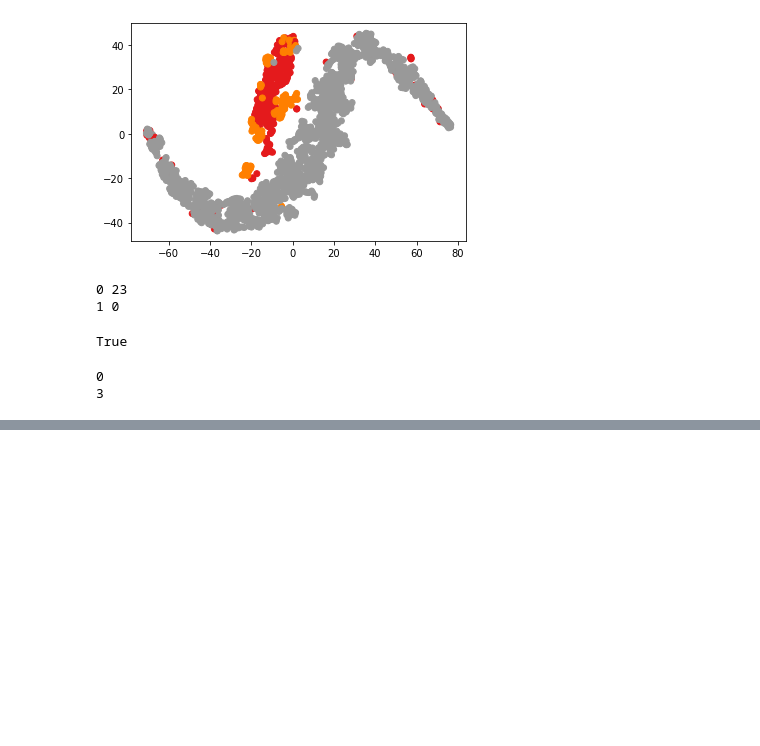
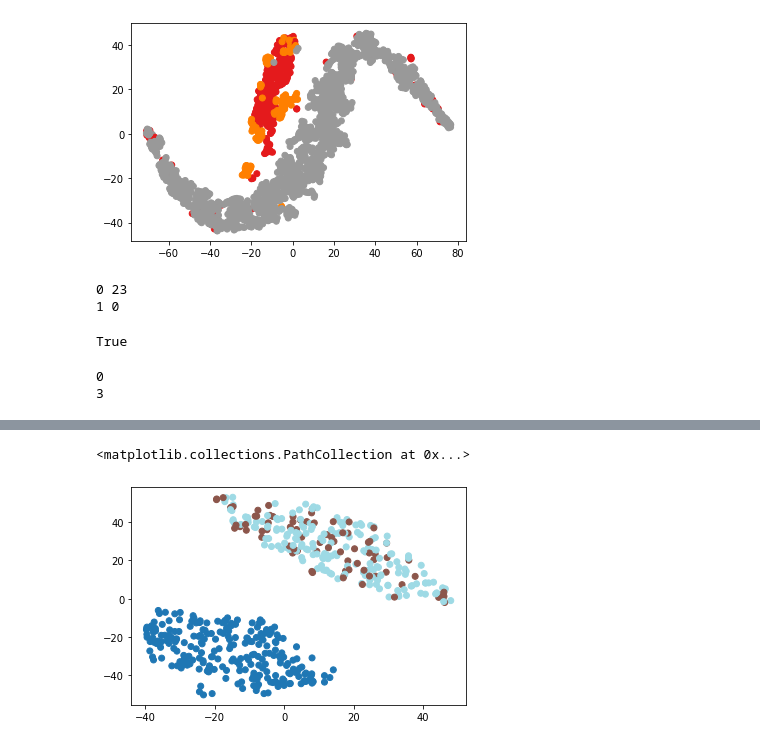
Before and after one commit to cirmuw/casa, a Jupyter notebook: tmp_detectoutlier.ipynb, the cells around one changed output, grey strips where cells are left out. Drawn from its saved outputs; the diff is of its cells as text; code cells hidden in the pictures; blank space fills up the shorter version.

```diff
--- a/tmp_detectoutlier.ipynb
+++ b/tmp_detectoutlier.ipynb
@@ -878,0 +943,14 @@ domain_items
+# %%
+r_c = []
+for r in res:
+    if r=='lr':
+        r_c.append(0)
+    elif r=='hr':
+        r_c.append(1)
+    else:
+        r_c.append(2)
+# %%
+plt.scatter(elements_tsne[:500, 0], elements_tsne[:500, 1], cmap='tab20', c=r_c[:500])
+# %% [output]
+<matplotlib.collections.PathCollection at 0x...>
+[figure, added]
```
Also changed, not shown: parts of 12 cells of this notebook, 1 other file.
